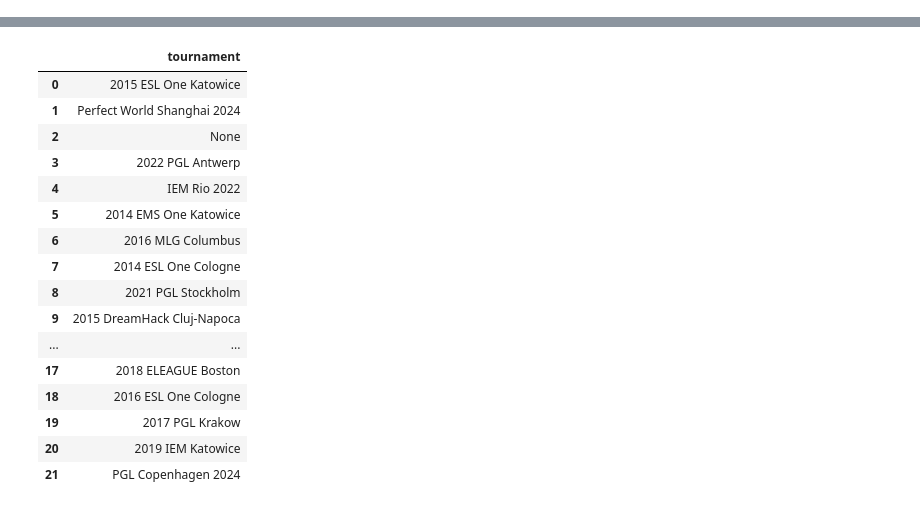
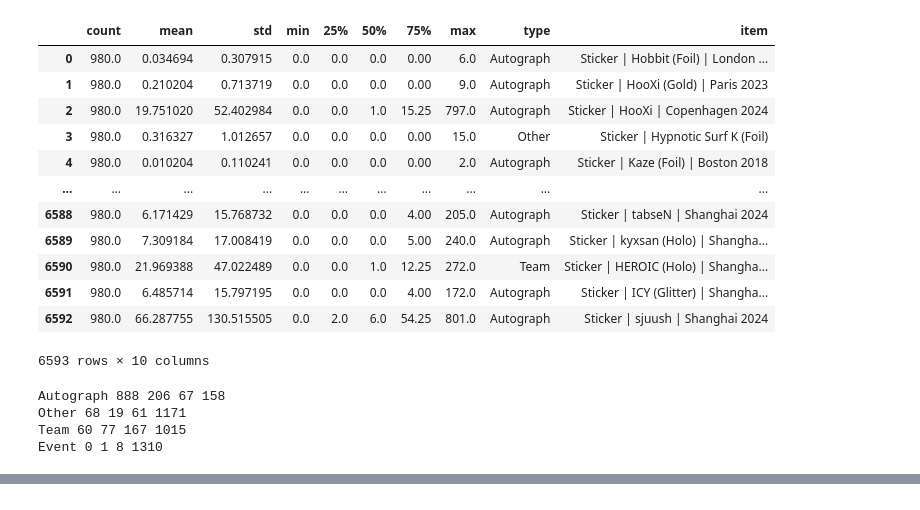
Before and after one commit to curtisjbradley/MarketReview, a Jupyter notebook: datagen/sticker-data.ipynb, the cells around one changed output, grey strips where cells are left out. Cells and saved outputs as stored; diff of their text form; code cells hidden in the pictures.

```diff
--- a/datagen/sticker-data.ipynb
+++ b/datagen/sticker-data.ipynb
@@ -8,0 +10,2 @@ stkr=  ParquetFile("sticker.parquet").to_pandas()
+# %%
+target = 'type'
@@ -8,0 +14,5 @@ stkr=  ParquetFile("sticker.parquet").to_pandas()
+# %%
+items = duckdb.query('select * from pvt join (select distinct type, item from stkr) as t2 on t2.item = pvt.item').df()
+# %%
+cols = list(items.columns[-1000:-20])
+cols
@@ -8,0 +37,20 @@ stkr=  ParquetFile("sticker.parquet").to_pandas()
+# %%
+stats = items[cols + [target]].fillna(0).drop(target, axis=1).T.describe().T
+# %%
+stats[target] = items[target]
+stats["item"] = items["item"]
+stats
+# %% [output]
+|  | count | mean | std | min | 25% | 50% | 75% | max | type | item |
+| 0 | 980.0 | 0.034694 | 0.307915 | 0.0 | 0.0 | 0.0 | 0.00 | 6.0 | Autograph | Sticker | Hobbit (Foil) | London ... |
+| 1 | 980.0 | 0.210204 | 0.713719 | 0.0 | 0.0 | 0.0 | 0.00 | 9.0 | Autograph | Sticker | HooXi (Gold) | Paris 2023 |
+| 2 | 980.0 | 19.751020 | 52.402984 | 0.0 | 0.0 | 1.0 | 15.25 | 797.0 | Autograph | Sticker | HooXi | Copenhagen 2024 |
+| 3 | 980.0 | 0.316327 | 1.012657 | 0.0 | 0.0 | 0.0 | 0.00 | 15.0 | Other | Sticker | Hypnotic Surf K (Foil) |
+| 4 | 980.0 | 0.010204 | 0.110241 | 0.0 | 0.0 | 0.0 | 0.00 | 2.0 | Autograph | Sticker | Kaze (Foil) | Boston 2018 |
+| ... | ... | ... | ... | ... | ... | ... | ... | ... | ... | ... |
+| 6588 | 980.0 | 6.171429 | 15.768732 | 0.0 | 0.0 | 0.0 | 4.00 | 205.0 | Autograph | Sticker | tabseN | Shanghai 2024 |
+| 6589 | 980.0 | 7.309184 | 17.008419 | 0.0 | 0.0 | 0.0 | 5.00 | 240.0 | Autograph | Sticker | kyxsan (Holo) | Shangha... |
+| 6590 | 980.0 | 21.969388 | 47.022489 | 0.0 | 0.0 | 1.0 | 12.25 | 272.0 | Team | Sticker | HEROIC (Holo) | Shangha... |
+| 6591 | 980.0 | 6.485714 | 15.797195 | 0.0 | 0.0 | 0.0 | 4.00 | 172.0 | Autograph | Sticker | ICY (Glitter) | Shangha... |
+| 6592 | 980.0 | 66.287755 | 130.515505 | 0.0 | 2.0 | 6.0 | 54.25 | 801.0 | Autograph | Sticker | sjuush | Shanghai 2024 |
+6593 rows × 10 columns
@@ -9,3 +72,17 @@ stkr=  ParquetFile("sticker.parquet").to_pandas()
+# %%
+
+for t in  out["actual"].unique():
+    important = out[(out["actual"] == t) | (out["predicted"] == t)].drop('item', axis=1)
+    TP = len(important[important == t].dropna())
+    TN = len(out) - len(important)
+    FN = len(important[(important['actual'] == t) & (important['predicted'] != t)])
+    FP = len(important[(important['actual'] != t) & (important['predicted'] == t)])
+    print(t, TP, FP, FN, TN)
+# %% [output]
+Autograph 888 206 67 158
+Other 68 19 61 1171
+Team 60 77 167 1015
+Event 0 1 8 1310
 # %%
 autographs = duckdb.query("select * from stkr where type = 'Autograph'").df()
 autographs.head()
@@ -28,23 +105,3 @@ mappings.columns = ["sticker_name", 'player']
 duckdb.query("select * from autographs join mappings on autographs.item = mappings.sticker_name").df().drop(
     columns=['type', 'market_hash_name', 'image_url', 'sticker_name'], axis=1
 ).to_parquet('../autographs.parquet')
-# %%
-duckdb.query("select distinct tournament from stkr").df()
-# %% [output]
-|  | tournament |
-| 0 | 2015 ESL One Katowice |
-| 1 | Perfect World Shanghai 2024 |
-| 2 | None |
-| 3 | 2022 PGL Antwerp |
-| 4 | IEM Rio 2022 |
-| 5 | 2014 EMS One Katowice |
-| 6 | 2016 MLG Columbus |
-| 7 | 2014 ESL One Cologne |
-| 8 | 2021 PGL Stockholm |
-| 9 | 2015 DreamHack Cluj-Napoca |
-| ... | ... |
-| 17 | 2018 ELEAGUE Boston |
-| 18 | 2016 ESL One Cologne |
-| 19 | 2017 PGL Krakow |
-| 20 | 2019 IEM Katowice |
-| 21 | PGL Copenhagen 2024 |
```
Also changed, not shown: parts of 18 cells of this notebook, 1 other file.
